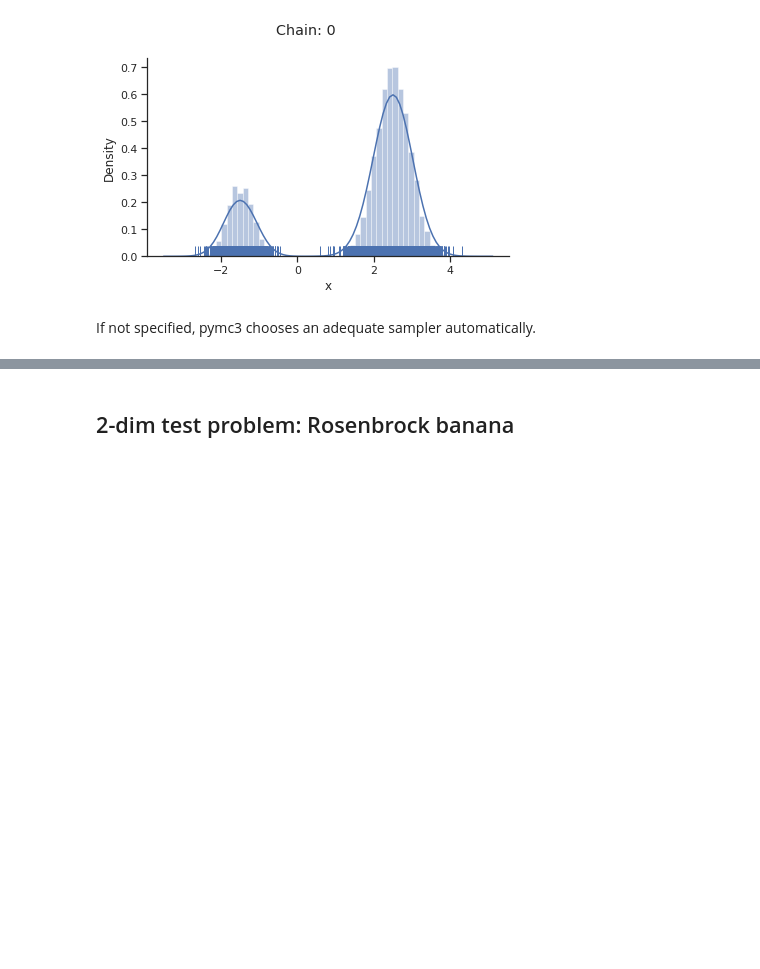
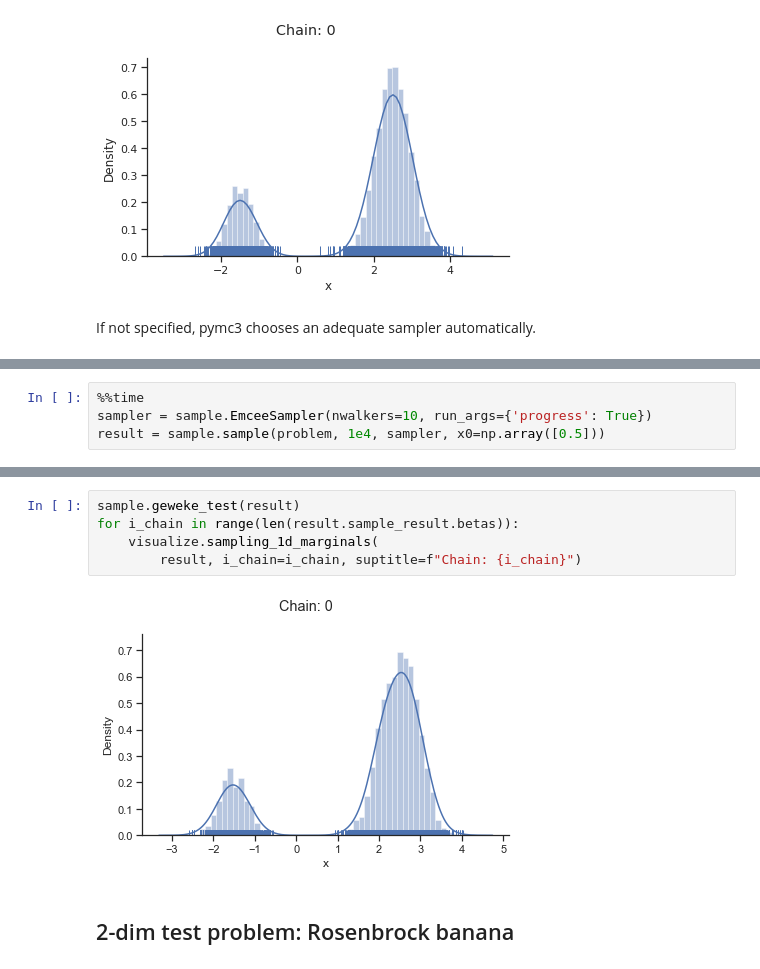
Before and after one commit to ICB-DCM/pyPESTO, a Jupyter notebook: doc/example/sampler_study.ipynb, the cells around one changed output, grey strips where cells are left out. Cells and saved outputs as stored; diff of their text form; blank space fills up the shorter version.

```diff
--- a/doc/example/sampler_study.ipynb
+++ b/doc/example/sampler_study.ipynb
@@ -276,0 +281,4 @@ If not specified, pymc3 chooses an adequate sampler automatically.
+# %%
+%%time
+sampler = sample.EmceeSampler(nwalkers=10, run_args={'progress': True})
+result = sample.sample(problem, 1e4, sampler, x0=np.array([0.5]))
@@ -277,3 +288,10 @@ If not specified, pymc3 chooses an adequate sampler automatically.
+# %%
+sample.geweke_test(result)
+for i_chain in range(len(result.sample_result.betas)):
+    visualize.sampling_1d_marginals(
+        result, i_chain=i_chain, suptitle=f"Chain: {i_chain}")
+# %% [output]
+[figure, added]
 # %% [markdown]
 ## 2-dim test problem: Rosenbrock banana
 # %% [markdown]
```
Also changed, not shown: parts of 4 cells of this notebook, 6 other files.
